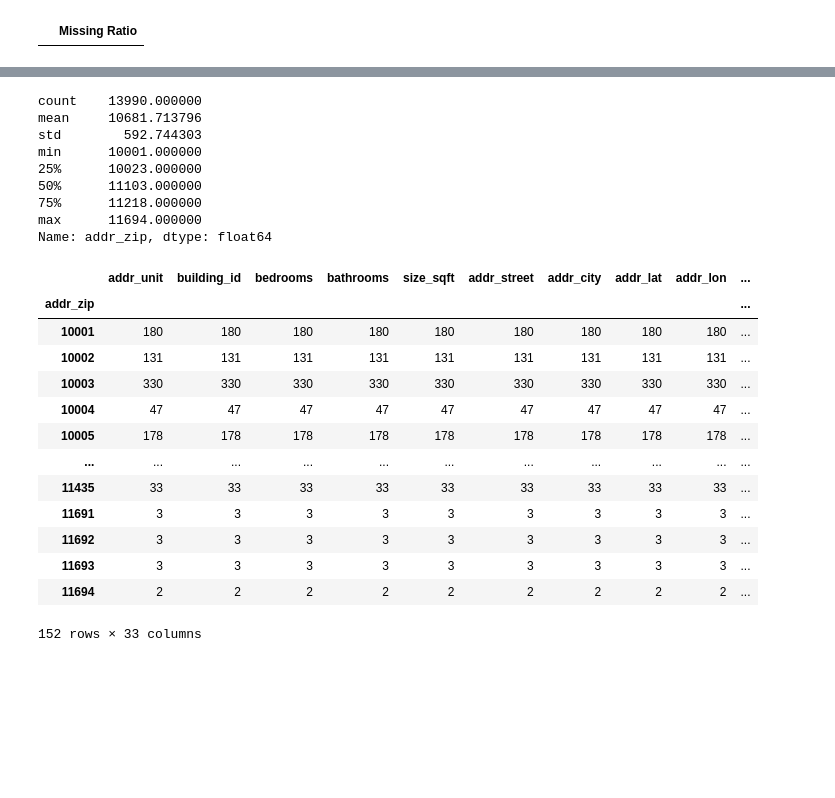
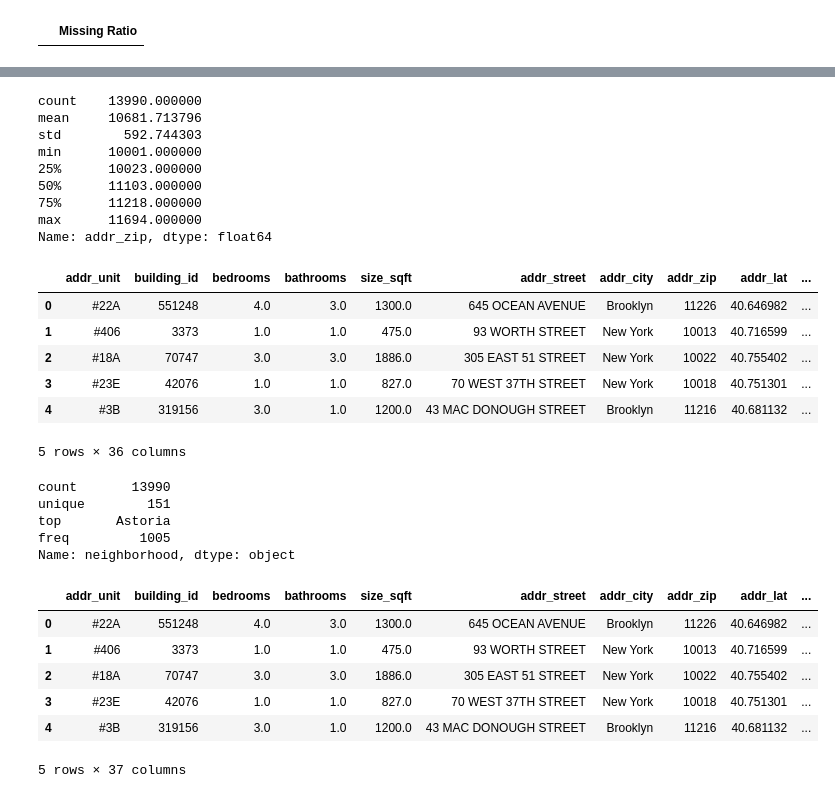
Before and after one commit to Ilroy/DS_Final_Project, a Jupyter notebook: Training_Testing_Master.ipynb, the cells around one changed output, grey strips where cells are left out. Saved outputs shown, nothing was run; the diff lists cells and outputs as text; code cells hidden in the pictures; blank space fills up the shorter version.

Commit message:
encoded zipcodes,neighborhood, and borough with ranking

```diff
--- a/Training_Testing_Master.ipynb
+++ b/Training_Testing_Master.ipynb
@@ -298,8 +307,15 @@ fig.axis(ymin=0, ymax=60000);
 [figure]
 # %%
 # zipcodes vs rent
+var = 'addr_zip'
+zip_group = train_df.groupby(var)['rent'].mean().sort_values()
+print(zip_group)
 
-var = 'addr_zip'
+zip_group_dic = zip_group.to_dict()
+
+# dictionary with encoded values for zip codes from least to greatest
+addr_zip_rank_dic = {key:val for key,val in zip(*(zip_group_dic.keys()),np.arange(0,len(zip_group_dic),1))}
+
 data = pd.concat([train_df['rent'], train_df[var]], axis=1)
 f, ax = plt.subplots(figsize=(8, 6))
 fig = sns.boxplot(x=var, y="rent", data=data)
@@ -379,7 +439,7 @@ def impute_line():
     all_data_df.loc[all_data_df['line'].isnull(),'line'] = all_data_df['addr_zip'].map(addr_line_mode)
 # %%
 # impute missing line values using zipcode and most frequent line in that area
-impute_line()
+all_data_df['line'] = all_data_df.groupby('addr_zip')['line'].transform(lambda x: x.fillna(stats.mode(x).mode[0]))
 
 #impute missing bedroom values with 1 as they were all 0 before
 all_data_df['bedrooms'].fillna(1,inplace=True)
@@ -409,7 +469,7 @@ all_data_df['addr_unit'].fillna(all_data_df['addr_unit'].mode()[0],inplace=True)
 all_data_df['bathrooms'].fillna(1,inplace=True)
 
 #impute neighborhood missing values with addr_zip mode
-all_data_df['neighborhood'] = all_data_df.groupby('addr_zip')['neighborhood'].transform(lambda x: x.fillna(x.mode))
+all_data_df['neighborhood'] = all_data_df.groupby('addr_zip')['neighborhood'].transform(lambda x: x.fillna(stats.mode(x).mode[0]))
 # %%
 #Check if there are any missing values left
 
@@ -423,7 +483,16 @@ missing_data.head()
 # feature transoforming borough
 
 print(all_data_df['borough'].describe())
+
+borough_rank_dic = {"Staten Island": 0,
+                   "Bronx":1,
+                   "Queens":2,
+                   "Brooklyn":3,
+                   "Manhattan":4}
+
 all_data_df.groupby('borough').count()
+
+all_data_df['borough_encoded'] = all_data_df['borough'].map(borough_rank_dic)
 # %% [output]
 count         13990
 unique            5
@@ -441,29 +514,46 @@ Name: borough, dtype: object
 # %%
 # feature transforming addr zip
 
 print(all_data_df['addr_zip'].describe())
-all_data_df.groupby('addr_zip').count()
+
+all_data_df['addr_zip_encoded'] = all_data_df['addr_zip'].map(addr_zip_rank_dic)
+
+all_data_df.head()
 # %% [output]
 count    13990.000000
 mean     10681.713796
 std        592.744303
 min      10001.000000
 25%      10023.000000
 50%      11103.000000
 75%      11218.000000
 max      11694.000000
 Name: addr_zip, dtype: float64
-|  | addr_unit | building_id | bedrooms | bathrooms | size_sqft | addr_street | addr_city | addr_lat | addr_lon | ... |
-| addr_zip |  |  |  |  |  |  |  |  |  | ... |
-| 10001 | 180 | 180 | 180 | 180 | 180 | 180 | 180 | 180 | 180 | ... |
-| 10002 | 131 | 131 | 131 | 131 | 131 | 131 | 131 | 131 | 131 | ... |
-| 10003 | 330 | 330 | 330 | 330 | 330 | 330 | 330 | 330 | 330 | ... |
-| 10004 | 47 | 47 | 47 | 47 | 47 | 47 | 47 | 47 | 47 | ... |
-| 10005 | 178 | 178 | 178 | 178 | 178 | 178 | 178 | 178 | 178 | ... |
-| ... | ... | ... | ... | ... | ... | ... | ... | ... | ... | ... |
-| 11435 | 33 | 33 | 33 | 33 | 33 | 33 | 33 | 33 | 33 | ... |
-| 11691 | 3 | 3 | 3 | 3 | 3 | 3 | 3 | 3 | 3 | ... |
-| 11692 | 3 | 3 | 3 | 3 | 3 | 3 | 3 | 3 | 3 | ... |
-| 11693 | 3 | 3 | 3 | 3 | 3 | 3 | 3 | 3 | 3 | ... |
-| 11694 | 2 | 2 | 2 | 2 | 2 | 2 | 2 | 2 | 2 | ... |
+|  | addr_unit | building_id | bedrooms | bathrooms | size_sqft | addr_street | addr_city | addr_zip | addr_lat | ... |
+| 0 | #22A | 551248 | 4.0 | 3.0 | 1300.0 | 645 OCEAN AVENUE | Brooklyn | 11226 | 40.646982 | ... |
+| 1 | #406 | 3373 | 1.0 | 1.0 | 475.0 | 93 WORTH STREET | New York | 10013 | 40.716599 | ... |
+| 2 | #18A | 70747 | 3.0 | 3.0 | 1886.0 | 305 EAST 51 STREET | New York | 10022 | 40.755402 | ... |
+| 3 | #23E | 42076 | 1.0 | 1.0 | 827.0 | 70 WEST 37TH STREET | New York | 10018 | 40.751301 | ... |
+| 4 | #3B | 319156 | 3.0 | 1.0 | 1200.0 | 43 MAC DONOUGH STREET | Brooklyn | 11216 | 40.681132 | ... |
-152 rows × 33 columns
+5 rows × 36 columns
+# %%
+# feature transforming neighborhoods
+
+print(all_data_df['neighborhood'].describe())
+
+all_data_df['neighborhood_encoded'] = all_data_df['neighborhood'].map(neighborhood_rank_dic)
+
+all_data_df.head()
+# %% [output]
+count       13990
+unique        151
+top       Astoria
+freq         1005
+Name: neighborhood, dtype: object
+|  | addr_unit | building_id | bedrooms | bathrooms | size_sqft | addr_street | addr_city | addr_zip | addr_lat | ... |
+| 0 | #22A | 551248 | 4.0 | 3.0 | 1300.0 | 645 OCEAN AVENUE | Brooklyn | 11226 | 40.646982 | ... |
+| 1 | #406 | 3373 | 1.0 | 1.0 | 475.0 | 93 WORTH STREET | New York | 10013 | 40.716599 | ... |
+| 2 | #18A | 70747 | 3.0 | 3.0 | 1886.0 | 305 EAST 51 STREET | New York | 10022 | 40.755402 | ... |
+| 3 | #23E | 42076 | 1.0 | 1.0 | 827.0 | 70 WEST 37TH STREET | New York | 10018 | 40.751301 | ... |
+| 4 | #3B | 319156 | 3.0 | 1.0 | 1200.0 | 43 MAC DONOUGH STREET | Brooklyn | 11216 | 40.681132 | ... |
+5 rows × 37 columns
```
Also changed, not shown: parts of 4 cells of this notebook.
